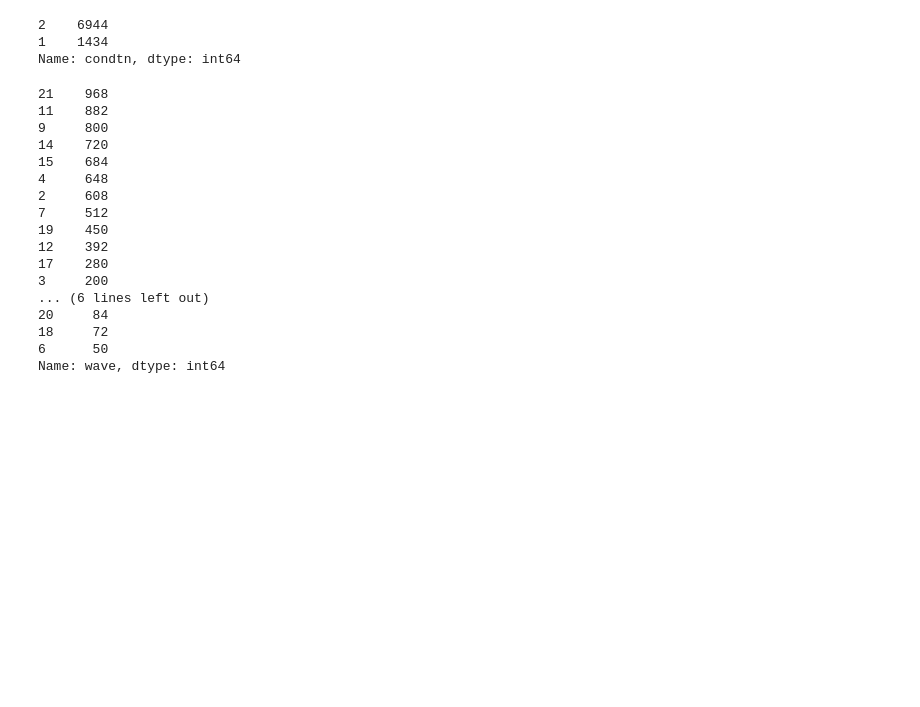
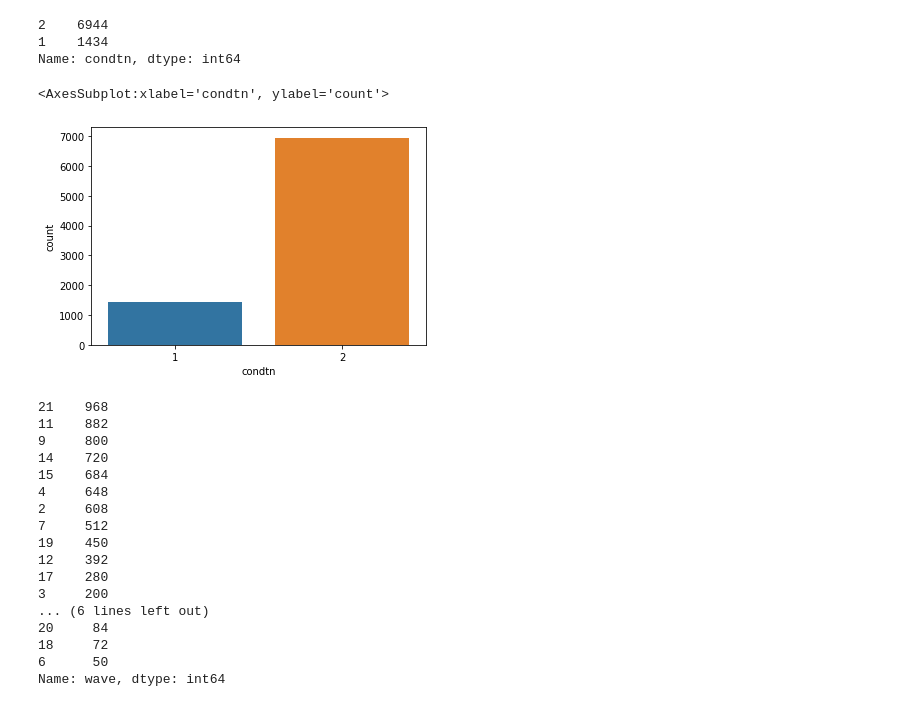
Before and after one commit to Stylomines/speed_dating, a Jupyter notebook: 01-Project_speed_dating.ipynb, the cells around one changed output. Saved outputs shown, nothing was run; the diff lists cells and outputs as text; code cells hidden in the pictures; blank space fills up the shorter version.

```diff
--- a/01-Project_speed_dating.ipynb
+++ b/01-Project_speed_dating.ipynb
@@ -101,6 +112,12 @@ dataset['condtn'].value_counts()
 2    6944
 1    1434
 Name: condtn, dtype: int64
+# %%
+# 1=limited choice , 2=extensive choice
+sns.countplot(data = dataset, x ='condtn')
+# %% [output]
+<AxesSubplot:xlabel='condtn', ylabel='count'>
+[figure, added]
 # %%
 dataset['wave'].value_counts()
 # %% [output]
```
Also changed, not shown: parts of 9 cells of this notebook.
